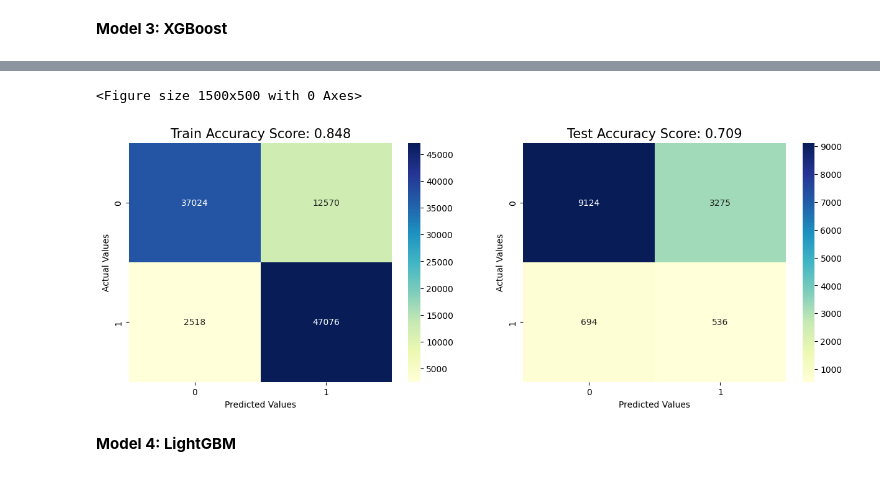
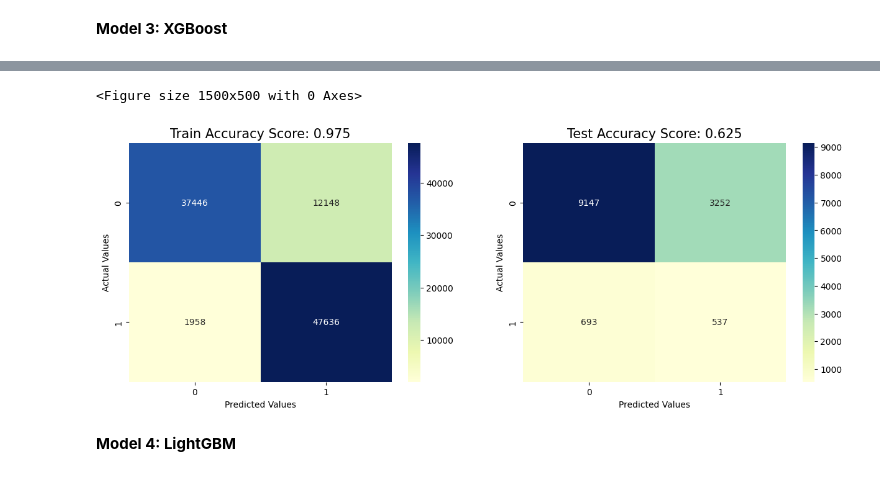
Before and after one commit to madokahazemi/diabetes-readmission-prediction, a Jupyter notebook: code/Prediction on Hospital Readmission.ipynb, the cells around one changed output, grey strips where cells are left out. Drawn from its saved outputs; the diff is of its cells as text; code cells hidden in the pictures.

```diff
--- a/code/Prediction on Hospital Readmission.ipynb
+++ b/code/Prediction on Hospital Readmission.ipynb
@@ -980,26 +980,26 @@ pd.DataFrame([training_metrics, test_metrics], index=["Training", "Test"])
 # %%
 # Confusion Matrix
-train_score = round(accuracy_score(y_train, (y_train_preds > thresh)), 3)
+train_score = round(roc_auc_score(y_train, (y_train_preds)), 3)
 cm_train = confusion_matrix(y_train, (y_train_preds > thresh))
 
-test_score = round(accuracy_score(y_test, (y_test_preds > thresh)), 3)
+test_score = round(roc_auc_score(y_test, (y_test_preds)), 3)
 cm_test = confusion_matrix(y_test, (y_test_preds > thresh))
 
 # Plot confusion matrix
 plt.figure(figsize=(15,5))
 fig, (ax1,ax2) = plt.subplots(nrows=1,ncols=2,figsize=(15,5))
 sns.heatmap(cm_train, annot=True, fmt=".0f",ax=ax1, cmap="YlGnBu")
 ax1.set_xlabel('Predicted Values')
 ax1.set_ylabel('Actual Values')
 ax1.set_title('Train Accuracy Score: {0}'.format(train_score), size = 15)
 sns.heatmap(cm_test, annot=True, fmt=".0f",ax=ax2, cmap="YlGnBu")
 ax2.set_xlabel('Predicted Values')
 ax2.set_ylabel('Actual Values')
 ax2.set_title('Test Accuracy Score: {0}'.format(test_score), size = 15)
 plt.show()
 # %% [output]
 <Figure size 1500x500 with 0 Axes>
-[figure, old version]
+[figure, new version]
 # %% [markdown]
 __Model 4: LightGBM__
 # %%
```
Also changed, not shown: parts of 11 cells of this notebook.
